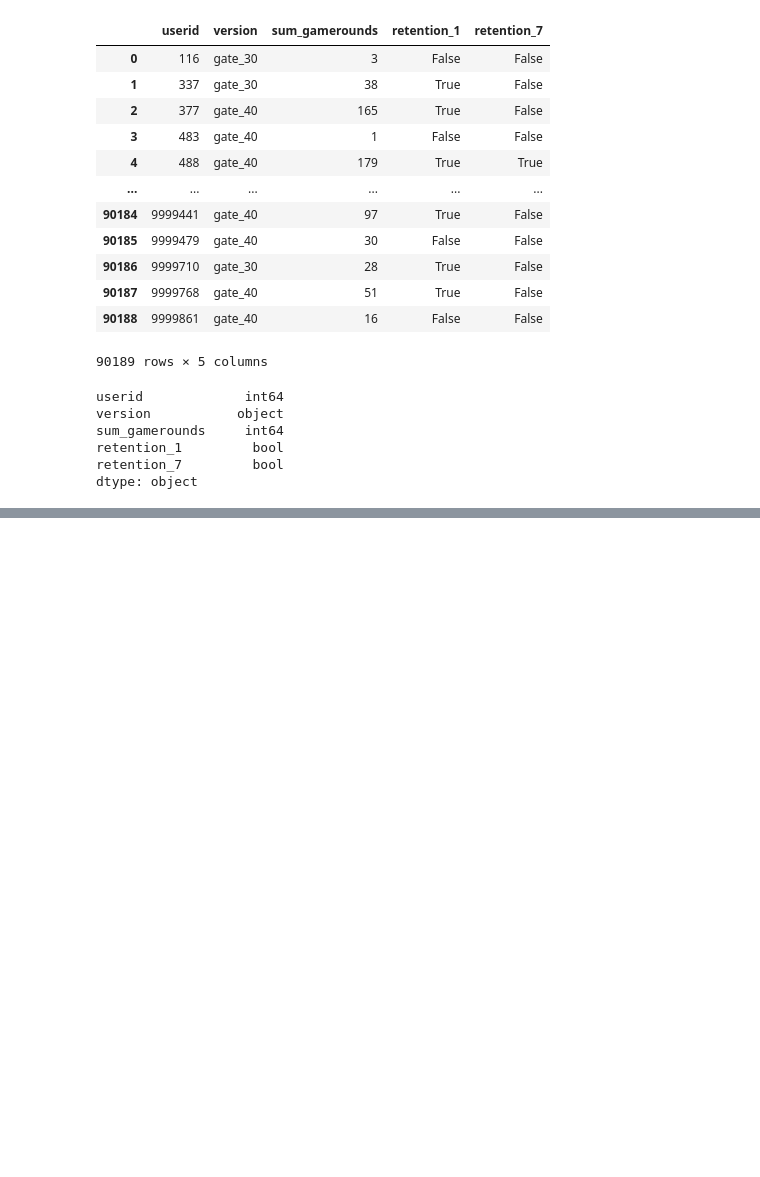
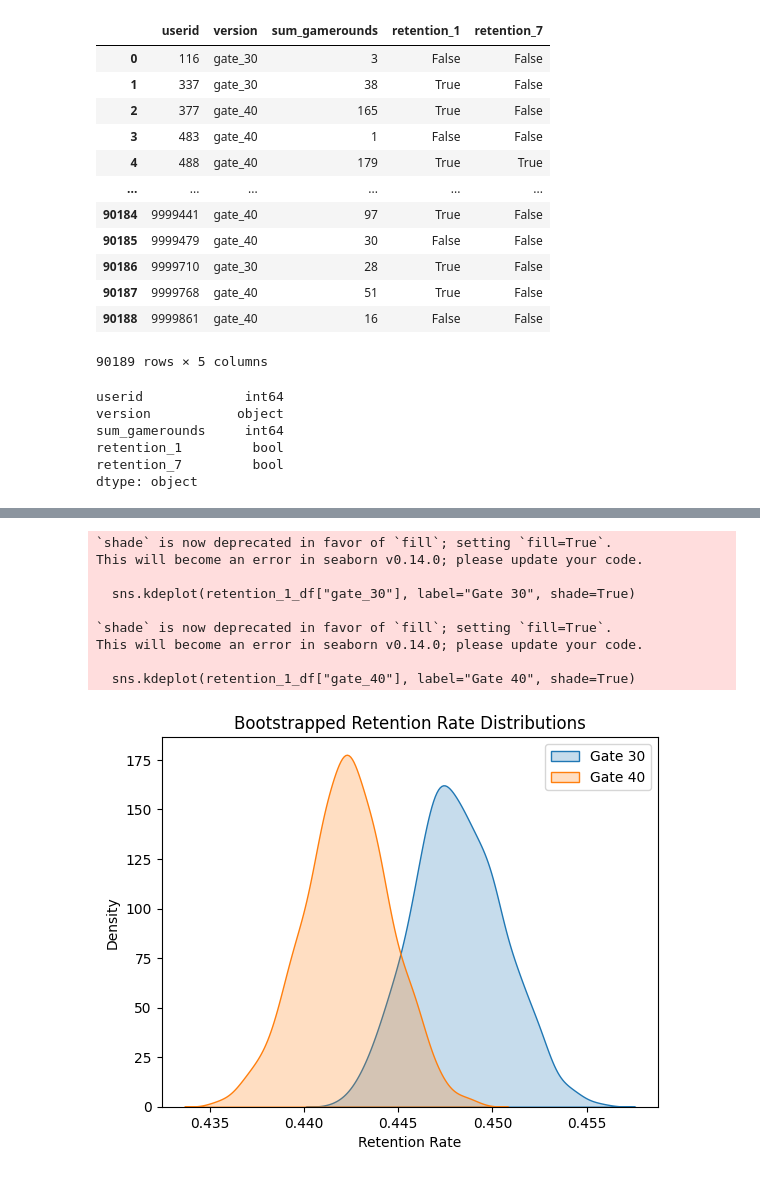
Before and after one commit to connorthornhill9/AB-Testing---Cookie-Cats, a Jupyter notebook: Scripts/AB Testing Notebook.ipynb, the cells around one changed output, grey strips where cells are left out. Drawn from its saved outputs; the diff is of its cells as text; code cells hidden in the pictures; blank space fills up the shorter version.

Commit message:
Reformat and bootstrapping

```diff
--- a/Scripts/AB Testing Notebook.ipynb
+++ b/Scripts/AB Testing Notebook.ipynb
@@ -62,0 +119,31 @@ df.groupby('version').count()
+# %%
+def bootstrap_retention(df, metric = 'retention_1', n_bootstrap = 1000): # function to calculate retention rate over
+    boot_means = []
+    for i in range(n_bootstrap):
+        boot_sample = df.sample(frac = 1, replace = True)
+        boot_mean = boot_sample.groupby('version')[metric].mean()
+        boot_means.append(boot_mean)
+    return pd.DataFrame(boot_means)
+# %%
+# Compare 1 day retention
+
+retention_1_df = bootstrap_retention(df, metric="retention_1", n_bootstrap=1000)
+
+sns.kdeplot(retention_1_df["gate_30"], label="Gate 30", shade=True)
+sns.kdeplot(retention_1_df["gate_40"], label="Gate 40", shade=True)
+plt.xlabel("Retention Rate")
+plt.ylabel("Density")
+plt.legend()
+plt.title("Bootstrapped Retention Rate Distributions")
+plt.show()
+# %% [output]
+`shade` is now deprecated in favor of `fill`; setting `fill=True`.
+This will become an error in seaborn v0.14.0; please update your code.
+
+  sns.kdeplot(retention_1_df["gate_30"], label="Gate 30", shade=True)
+
+`shade` is now deprecated in favor of `fill`; setting `fill=True`.
+This will become an error in seaborn v0.14.0; please update your code.
+
+  sns.kdeplot(retention_1_df["gate_40"], label="Gate 40", shade=True)
+[figure, added]
```
Also changed, not shown: parts of 14 cells of this notebook.
